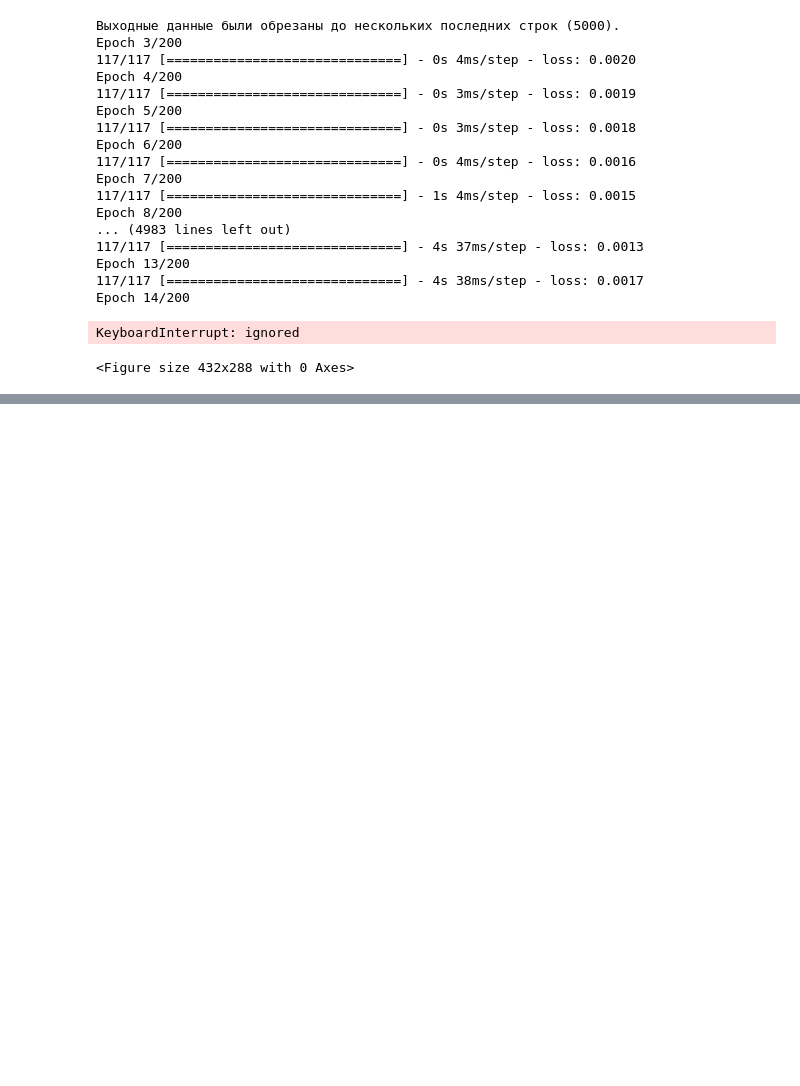
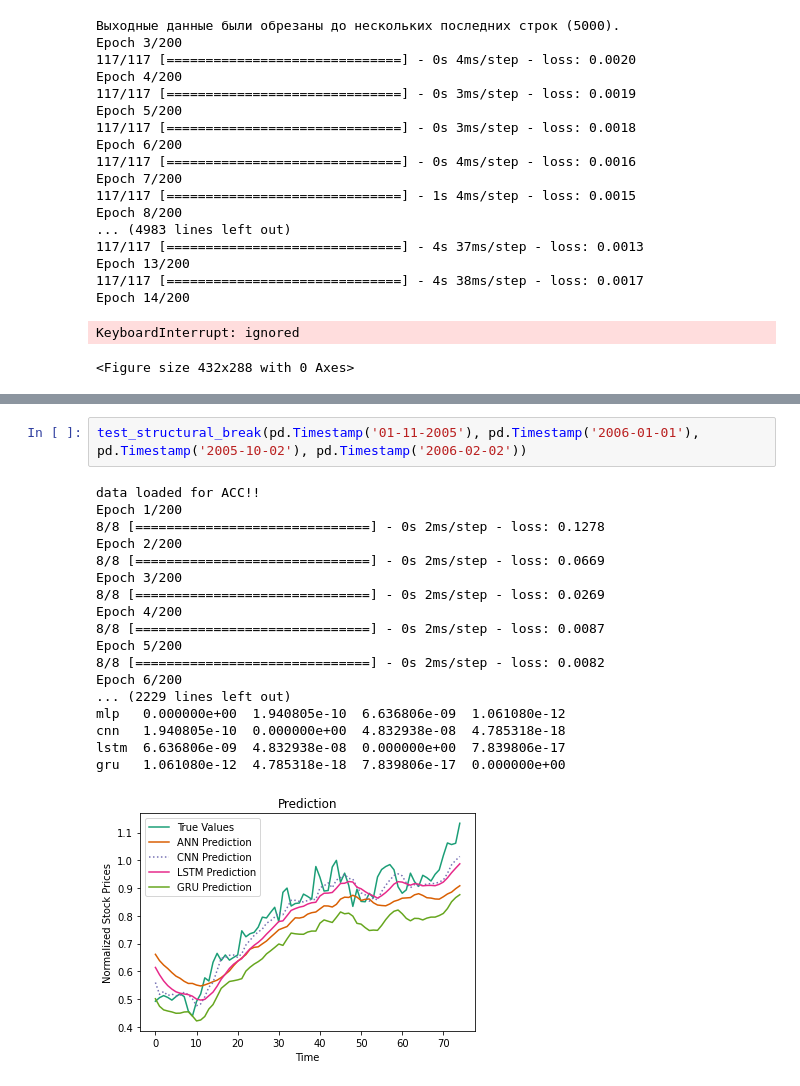
Before and after one commit to Zhekuson/Findan, a Jupyter notebook: Sb_1/Main.ipynb, the cells around one changed output, grey strips where cells are left out. Cells and saved outputs as stored; diff of their text form; blank space fills up the shorter version.

```diff
--- a/Sb_1/Main.ipynb
+++ b/Sb_1/Main.ipynb
@@ -603,0 +919,21 @@ Epoch 10/200
+# %%
+test_structural_break(pd.Timestamp('01-11-2005'), pd.Timestamp('2006-01-01'), pd.Timestamp('2005-10-02'), pd.Timestamp('2006-02-02'))
+# %% [output]
+data loaded for ACC!!
+Epoch 1/200
+8/8 [==============================] - 0s 2ms/step - loss: 0.1278
+Epoch 2/200
+8/8 [==============================] - 0s 2ms/step - loss: 0.0669
+Epoch 3/200
+8/8 [==============================] - 0s 2ms/step - loss: 0.0269
+Epoch 4/200
+8/8 [==============================] - 0s 2ms/step - loss: 0.0087
+Epoch 5/200
+8/8 [==============================] - 0s 2ms/step - loss: 0.0082
+Epoch 6/200
+... (2229 lines left out)
+mlp   0.000000e+00  1.940805e-10  6.636806e-09  1.061080e-12
+cnn   1.940805e-10  0.000000e+00  4.832938e-08  4.785318e-18
+lstm  6.636806e-09  4.832938e-08  0.000000e+00  7.839806e-17
+gru   1.061080e-12  4.785318e-18  7.839806e-17  0.000000e+00
+[figure, added]
```
Also changed, not shown: parts of 6 cells of this notebook.
